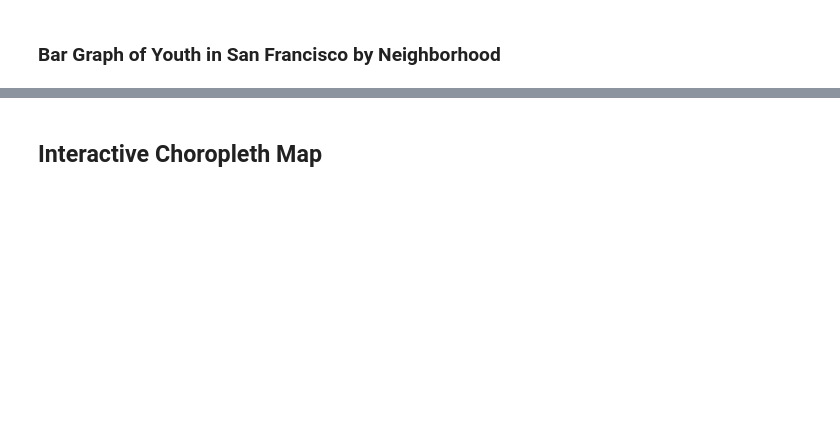
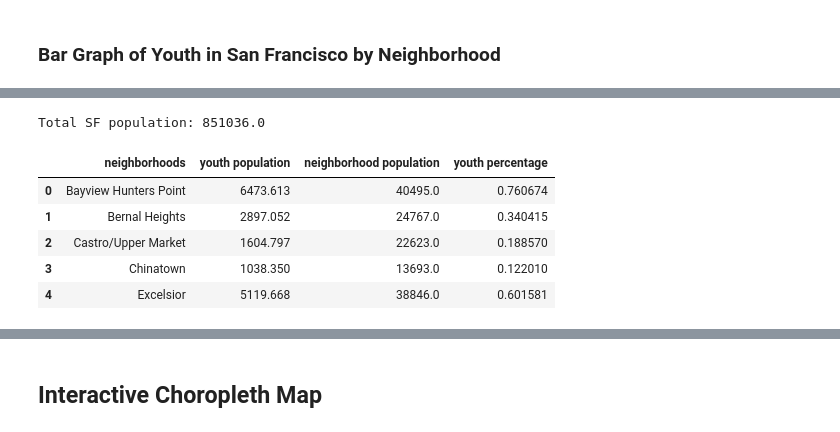
Before and after one commit to jasmine-law/UP221-Jasmine, a Jupyter notebook: Week 3/Week7Assignment.ipynb, the cells around one changed output, grey strips where cells are left out. Drawn from its saved outputs; the diff is of its cells as text; code cells hidden in the pictures; blank space fills up the shorter version.

```diff
--- a/Week 3/Week7Assignment.ipynb
+++ b/Week 3/Week7Assignment.ipynb
@@ -57,3 +71,18 @@ neighborhood_kids = ag_sub.merge(neighborhoods_subset, on="FIPS")
+# %%
+# process tracts data
+tracts=gpd.read_file('data/Census 2020_ Tracts for San Francisco.geojson')
+tracts = tracts[['geoid','geometry']]
+tracts.columns = ['FIPS',
+                  'geometry'
+                 ]
+#getting rid of Farallone Islands
+tracts.drop([35,88,205], axis=0, inplace=True)
+# %%
+# merge all data. Output should be a GeoDataFrame
+ag_merged1 = ag.merge(neighborhoods,on="FIPS")
+ag_merged = ag_merged1.merge(tracts, on="FIPS")
+# force it
+ag_merged = gpd.GeoDataFrame(ag_merged, geometry='geometry')
 # %% [markdown]
 ### Bar Graph of Youth in San Francisco by Neighborhood
 # %%
@@ -75,0 +107,19 @@ To-do: take sum of total population in neighborhood, total 5 to 17 population in
+# %%
+# summing up youth population by neighborhood
+ag_merged['neighborhoods'] = ag_merged['neighborhoods'].astype(str)
+ag_merged['Total Youth pop'] = pd.to_numeric(ag_merged['Total Youth pop'], errors = 'coerce')
+ag_merged['Total tract pop'] = pd.to_numeric(ag_merged['Total tract pop'], errors = 'coerce')
+
+#group by neighborhood and sum youth population
+neighborhood_sums = ag_merged.groupby('neighborhoods', as_index=False)['Total Youth pop'].sum()
+
+#group by neighborhood and sum each tract population
+totalpop_sums = ag_merged.groupby('neighborhoods', as_index=False)['Total tract pop'].sum()
+
+#merging the dataframes
+neighborhood_sums = neighborhood_sums.merge(totalpop_sums, on='neighborhoods')
+
+# rename columns
+neighborhood_sums.columns = ['neighborhoods', 'youth population', 'neighborhood population']
+
+neighborhood_sums.head()
@@ -75,0 +133,18 @@ To-do: take sum of total population in neighborhood, total 5 to 17 population in
+# %%
+total_citypop = neighborhood_sums['neighborhood population'].sum()
+print('Total SF population:', total_citypop)
+# %% [output]
+Total SF population: 851036.0
+# %%
+# creating another column on the dataframe
+neighborhood_sums['youth percentage'] = (
+    neighborhood_sums['youth population'] / total_citypop
+) * 100
+neighborhood_sums.head()
+# %% [output]
+|  | neighborhoods | youth population | neighborhood population | youth percentage |
+| 0 | Bayview Hunters Point | 6473.613 | 40495.0 | 0.760674 |
+| 1 | Bernal Heights | 2897.052 | 24767.0 | 0.340415 |
+| 2 | Castro/Upper Market | 1604.797 | 22623.0 | 0.188570 |
+| 3 | Chinatown | 1038.350 | 13693.0 | 0.122010 |
+| 4 | Excelsior | 5119.668 | 38846.0 | 0.601581 |
```
Also changed, not shown: parts of 28 cells of this notebook, 1 other file.
